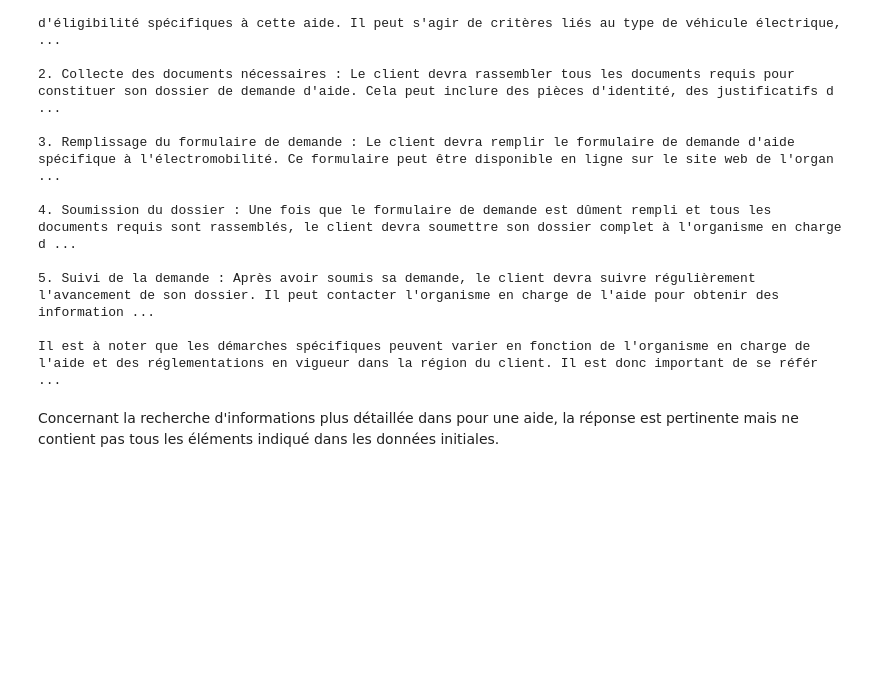
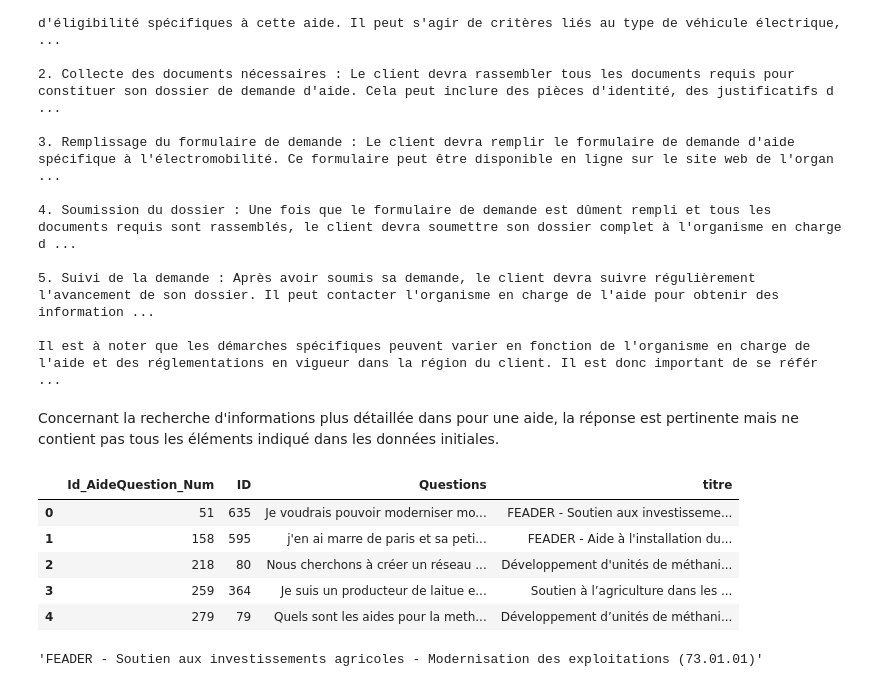
Before and after one commit to QuentinFISCH/aleia-tp-nlp, a Jupyter notebook: analyse.ipynb, the cells around one changed output. Drawn from its saved outputs; the diff is of its cells as text; code cells hidden in the pictures; blank space fills up the shorter version.

```diff
--- a/analyse.ipynb
+++ b/analyse.ipynb
@@ -232,3 +234,17 @@ Pour bénéficier de l'aide "Plan route de demain : Électromobilité", le clien
 Il est à noter que les démarches spécifiques peuvent varier en fonction de l'organisme en charge de l'aide et des réglementations en vigueur dans la région du client. Il est donc important de se référ ...
 # %% [markdown]
 Concernant la recherche d'informations plus détaillée dans pour une aide, la réponse est pertinente mais ne contient pas tous les éléments indiqué dans les données initiales.
+# %%
+df_questions = pd.read_excel("Aides_Questions.xlsx")
+df_questions.head()
+# %% [output]
+|  | Id_AideQuestion_Num | ID | Questions | titre |
+| 0 | 51 | 635 | Je voudrais pouvoir moderniser mo... | FEADER - Soutien aux investisseme... |
+| 1 | 158 | 595 | j'en ai marre de paris et sa peti... | FEADER - Aide à l'installation du... |
+| 2 | 218 | 80 | Nous cherchons à créer un réseau ... | Développement d'unités de méthani... |
+| 3 | 259 | 364 | Je suis un producteur de laitue e... | Soutien à l’agriculture dans les ... |
+| 4 | 279 | 79 | Quels sont les aides pour la meth... | Développement d’unités de méthani... |
+# %%
+df_questions["titre"][0]
+# %% [output]
+'FEADER - Soutien aux investissements agricoles - Modernisation des exploitations (73.01.01)'
```
Also changed, not shown: parts of 7 cells of this notebook, 1 other file.
